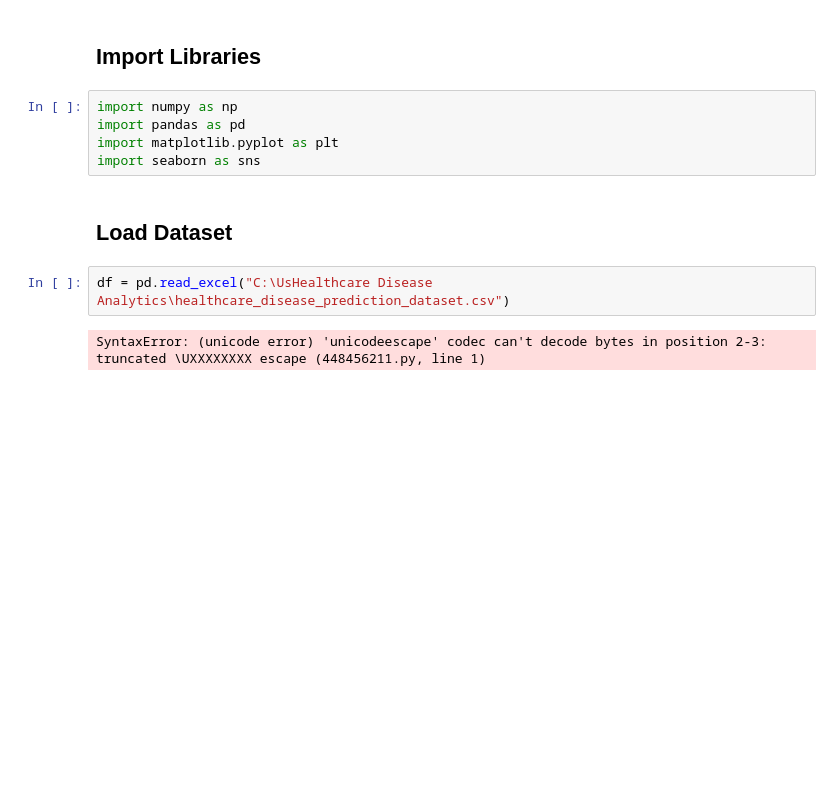
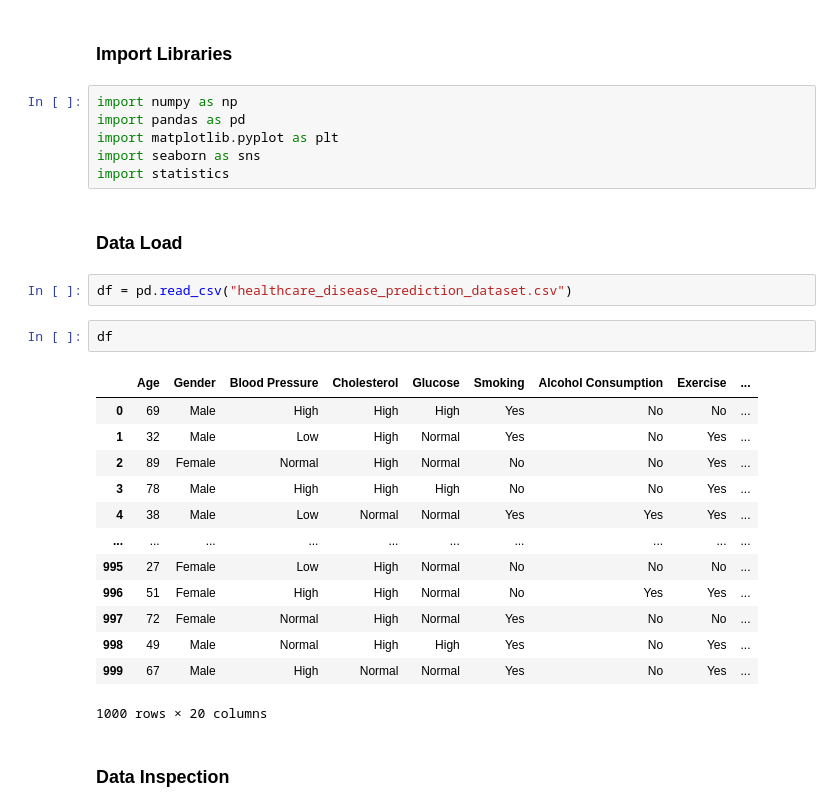
Before and after one commit to alam292/Healthcare-Disease-Analytics, a Jupyter notebook: Data_Analysis.ipynb, the cells around one changed output. Drawn from its saved outputs; the diff is of its cells as text; blank space fills up the shorter version.

Commit message:
Data Analysis

```diff
--- a/Data_Analysis.ipynb
+++ b/Data_Analysis.ipynb
@@ -1,13 +1,30 @@
 # %% [markdown]
-## Import Libraries
+### Import Libraries
 # %%
 import numpy as np
 import pandas as pd
 import matplotlib.pyplot as plt
 import seaborn as sns
+import statistics
 # %% [markdown]
-## Load Dataset
+### Data Load
 # %%
-df = pd.read_excel("C:\UsHealthcare Disease Analytics\healthcare_disease_prediction_dataset.csv")
+df = pd.read_csv("healthcare_disease_prediction_dataset.csv")
-# %% [output]
-SyntaxError: (unicode error) 'unicodeescape' codec can't decode bytes in position 2-3: truncated \UXXXXXXXX escape (448456211.py, line 1)
+# %%
+df
+# %% [output]
+|  | Age | Gender | Blood Pressure | Cholesterol | Glucose | Smoking | Alcohol Consumption | Exercise | ... |
+| 0 | 69 | Male | High | High | High | Yes | No | No | ... |
+| 1 | 32 | Male | Low | High | Normal | Yes | No | Yes | ... |
+| 2 | 89 | Female | Normal | High | Normal | No | No | Yes | ... |
+| 3 | 78 | Male | High | High | High | No | No | Yes | ... |
+| 4 | 38 | Male | Low | Normal | Normal | Yes | Yes | Yes | ... |
+| ... | ... | ... | ... | ... | ... | ... | ... | ... | ... |
+| 995 | 27 | Female | Low | High | Normal | No | No | No | ... |
+| 996 | 51 | Female | High | High | Normal | No | Yes | Yes | ... |
+| 997 | 72 | Female | Normal | High | Normal | Yes | No | No | ... |
+| 998 | 49 | Male | Normal | High | High | Yes | No | Yes | ... |
+| 999 | 67 | Male | High | Normal | Normal | Yes | No | Yes | ... |
+1000 rows × 20 columns
+# %% [markdown]
+### Data Inspection
```
Also changed, not shown: parts of 38 cells of this notebook, 1 other file.
